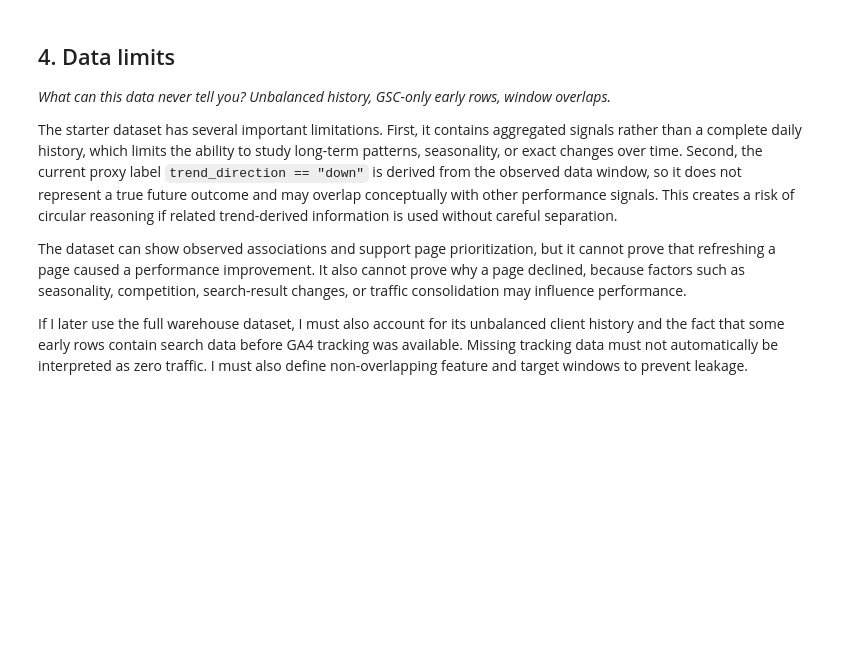
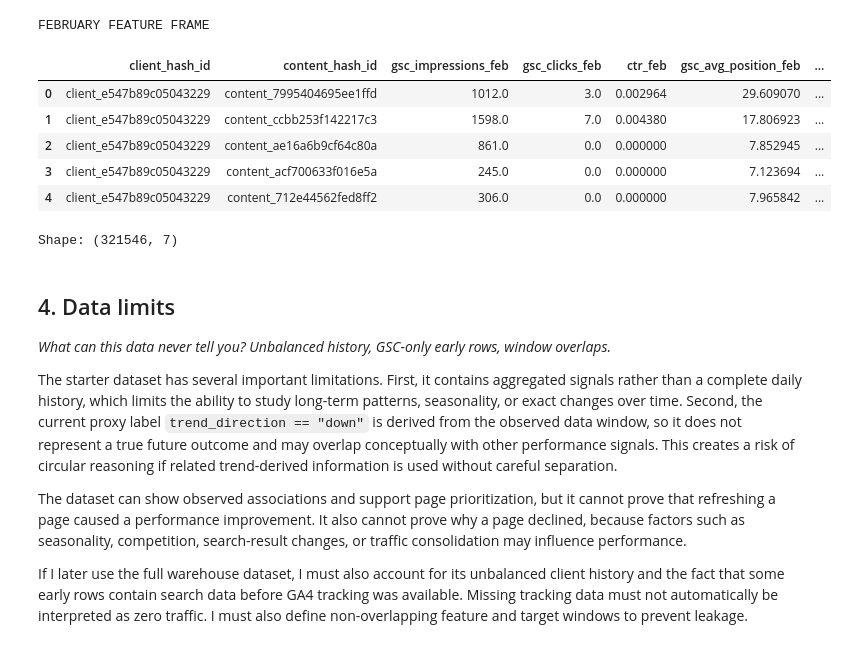
Before and after one commit to Miaxrz/ML-Internship-Starter, a Jupyter notebook: work/notebooks/w03_data_contract.ipynb, the cells around one changed output. Drawn from its saved outputs; the diff is of its cells as text; code cells hidden in the pictures; blank space fills up the shorter version.

```diff
--- a/work/notebooks/w03_data_contract.ipynb
+++ b/work/notebooks/w03_data_contract.ipynb
@@ -341,3 +290,69 @@ TIME WINDOW FIELDS
+# %%
+features_feb = con.sql(f"""
+    SELECT
+        client_hash_id,
+        content_hash_id,
+
+        SUM(gsc_impressions)
+        FILTER (
+            WHERE gsc_data_available IS TRUE
+        ) AS gsc_impressions_feb,
+
+        SUM(gsc_clicks)
+        FILTER (
+            WHERE gsc_data_available IS TRUE
+        ) AS gsc_clicks_feb,
+
+        CASE
+            WHEN SUM(gsc_impressions)
+                FILTER (
+                    WHERE gsc_data_available IS TRUE
+                ) > 0
+
+            THEN
+                SUM(gsc_clicks)
+                FILTER (
+                    WHERE gsc_data_available IS TRUE
+                ) * 1.0
+                /
+                SUM(gsc_impressions)
+                FILTER (
+                    WHERE gsc_data_available IS TRUE
+                )
+
+            ELSE NULL
+        END AS ctr_feb,
+
+        AVG(gsc_avg_position)
+        FILTER (
+            WHERE gsc_data_available IS TRUE
+        ) AS gsc_avg_position_feb,
+
+        SUM(ga4_sessions)
+        FILTER (
+            WHERE ga4_data_available IS TRUE
+        ) AS ga4_sessions_feb
+
+    FROM {FEB}
+
+    GROUP BY
+        client_hash_id,
+        content_hash_id
+""").df()
+
+print("FEBRUARY FEATURE FRAME")
+display(features_feb.head())
+
+print("Shape:", features_feb.shape)
+# %% [output]
+FEBRUARY FEATURE FRAME
+|  | client_hash_id | content_hash_id | gsc_impressions_feb | gsc_clicks_feb | ctr_feb | gsc_avg_position_feb | ... |
+| 0 | client_e547b89c05043229 | content_7995404695ee1ffd | 1012.0 | 3.0 | 0.002964 | 29.609070 | ... |
+| 1 | client_e547b89c05043229 | content_ccbb253f142217c3 | 1598.0 | 7.0 | 0.004380 | 17.806923 | ... |
+| 2 | client_e547b89c05043229 | content_ae16a6b9cf64c80a | 861.0 | 0.0 | 0.000000 | 7.852945 | ... |
+| 3 | client_e547b89c05043229 | content_acf700633f016e5a | 245.0 | 0.0 | 0.000000 | 7.123694 | ... |
+| 4 | client_e547b89c05043229 | content_712e44562fed8ff2 | 306.0 | 0.0 | 0.000000 | 7.965842 | ... |
+Shape: (321546, 7)
 # %% [markdown]
 ## 4. Data limits
 
```
Also changed, not shown: parts of 15 cells of this notebook.
